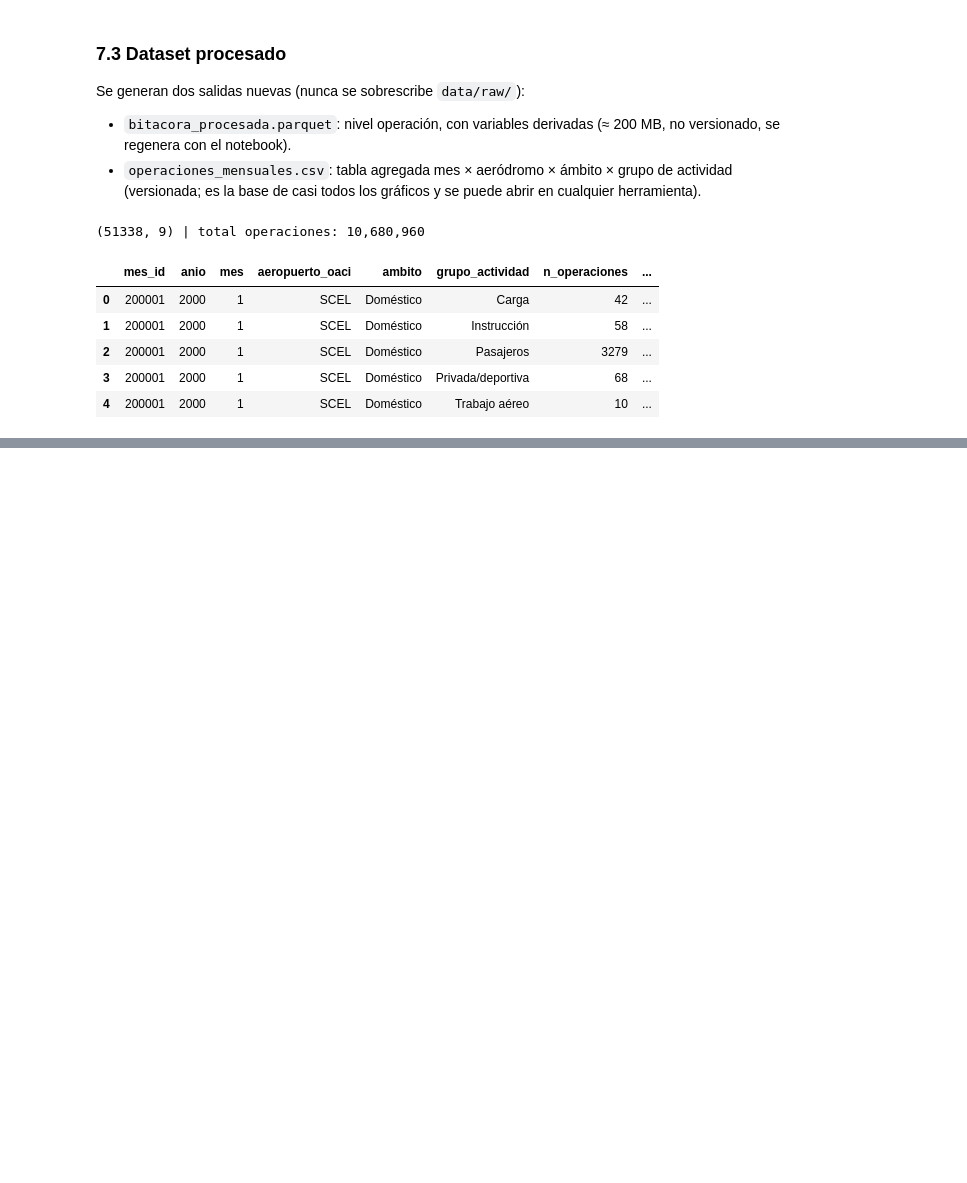
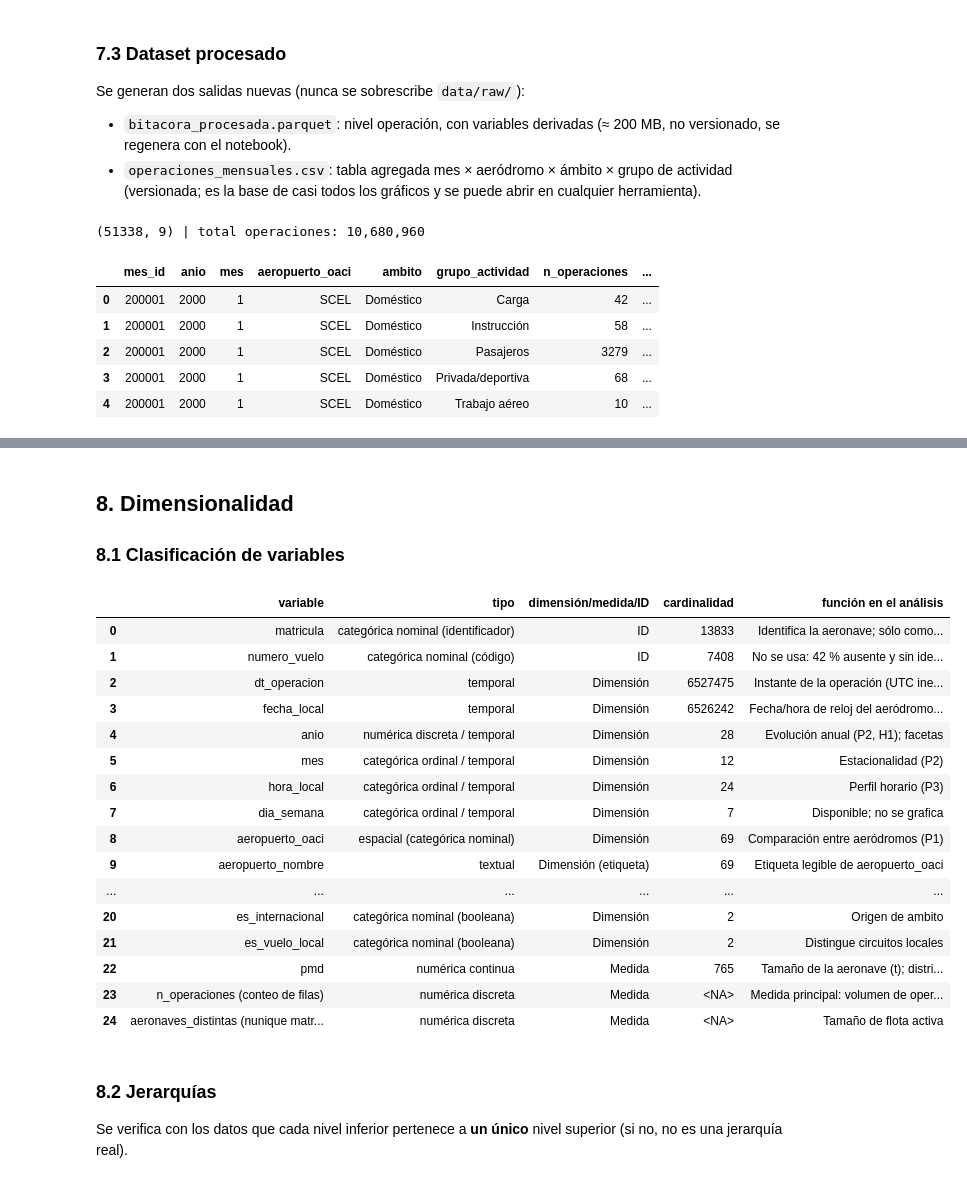
Before and after one commit to Gaboto1/visualizacion-transporte-rojas-gabriel, a Jupyter notebook: notebooks/evaluacion02.ipynb, the cells around one changed output, grey strips where cells are left out. Saved outputs shown, nothing was run; the diff lists cells and outputs as text; code cells hidden in the pictures; blank space fills up the shorter version.

```diff
--- a/notebooks/evaluacion02.ipynb
+++ b/notebooks/evaluacion02.ipynb
@@ -872,0 +1040,60 @@ mensual.head()
+# %% [markdown]
+## 8. Dimensionalidad
+
+### 8.1 Clasificación de variables
+# %%
+CLASIFICACION = [
+    # variable, tipo, rol, función en el análisis
+    ("matricula", "categórica nominal (identificador)", "ID", "Identifica la aeronave; sólo como medida (aeronaves distintas)"),
+    ("numero_vuelo", "categórica nominal (código)", "ID", "No se usa: 42 % ausente y sin identificador único de vuelo"),
+    ("dt_operacion", "temporal", "Dimensión", "Instante de la operación (UTC inequívoco)"),
+    ("fecha_local", "temporal", "Dimensión", "Fecha/hora de reloj del aeródromo; raíz de la jerarquía temporal"),
+    ("anio", "numérica discreta / temporal", "Dimensión", "Evolución anual (P2, H1); facetas"),
+    ("mes", "categórica ordinal / temporal", "Dimensión", "Estacionalidad (P2)"),
+    ("hora_local", "categórica ordinal / temporal", "Dimensión", "Perfil horario (P3)"),
+    ("dia_semana", "categórica ordinal / temporal", "Dimensión", "Disponible; no se grafica"),
+    ("aeropuerto_oaci", "espacial (categórica nominal)", "Dimensión", "Comparación entre aeródromos (P1)"),
+    ("aeropuerto_nombre", "textual", "Dimensión (etiqueta)", "Etiqueta legible de aeropuerto_oaci"),
+    ("region_iso", "espacial (categórica nominal)", "Dimensión", "Nivel superior de la jerarquía territorial"),
+    ("aeropuerto_dgac_orig_dest", "espacial (categórica nominal)", "Dimensión", "Origen/destino; alta cardinalidad, no se grafica"),
+    ("tipo_operacion", "categórica nominal", "Dimensión", "Filtro (A/D vs W)"),
+    ("ambito", "categórica nominal (binaria)", "Dimensión", "Doméstico vs internacional (P1, H1); color"),
+    ("actividad_cod", "categórica nominal", "Dimensión", "Motivo del vuelo (nivel detallado)"),
+    ("grupo_actividad", "categórica nominal", "Dimensión", "Motivo del vuelo agregado (P3); facetas"),
+    ("aerolinea_dgac", "categórica nominal", "Dimensión", "Alta cardinalidad; no se grafica"),
+    ("modelo_avion", "categórica nominal", "Dimensión", "Referencia para validar PMD"),
+    ("modelo_avion_desc", "textual", "Dimensión (etiqueta)", "Descripción libre; no se usa"),
+    ("categoria_estela", "categórica ordinal", "Dimensión", "Tamaño de aeronave discretizado"),
+    ("es_internacional", "categórica nominal (booleana)", "Dimensión", "Origen de ambito"),
+    ("es_vuelo_local", "categórica nominal (booleana)", "Dimensión", "Distingue circuitos locales"),
+    ("pmd", "numérica continua", "Medida", "Tamaño de la aeronave (t); distribución (P3)"),
+    ("n_operaciones (conteo de filas)", "numérica discreta", "Medida", "Medida principal: volumen de operaciones"),
+    ("aeronaves_distintas (nunique matrícula)", "numérica discreta", "Medida", "Tamaño de flota activa"),
+]
+card = {c: df[c].nunique() for c, *_ in CLASIFICACION if c in df.columns}
+dimensionalidad = pd.DataFrame(CLASIFICACION, columns=["variable", "tipo", "dimensión/medida/ID", "función en el análisis"])
+dimensionalidad.insert(3, "cardinalidad", dimensionalidad["variable"].map(card).astype("Int64"))
+dimensionalidad.to_csv(ROOT / "docs" / "dimensionalidad.csv", index=False)
+dimensionalidad
+# %% [output]
+|  | variable | tipo | dimensión/medida/ID | cardinalidad | función en el análisis |
+| 0 | matricula | categórica nominal (identificador) | ID | 13833 | Identifica la aeronave; sólo como... |
+| 1 | numero_vuelo | categórica nominal (código) | ID | 7408 | No se usa: 42 % ausente y sin ide... |
+| 2 | dt_operacion | temporal | Dimensión | 6527475 | Instante de la operación (UTC ine... |
+| 3 | fecha_local | temporal | Dimensión | 6526242 | Fecha/hora de reloj del aeródromo... |
+| 4 | anio | numérica discreta / temporal | Dimensión | 28 | Evolución anual (P2, H1); facetas |
+| 5 | mes | categórica ordinal / temporal | Dimensión | 12 | Estacionalidad (P2) |
+| 6 | hora_local | categórica ordinal / temporal | Dimensión | 24 | Perfil horario (P3) |
+| 7 | dia_semana | categórica ordinal / temporal | Dimensión | 7 | Disponible; no se grafica |
+| 8 | aeropuerto_oaci | espacial (categórica nominal) | Dimensión | 69 | Comparación entre aeródromos (P1) |
+| 9 | aeropuerto_nombre | textual | Dimensión (etiqueta) | 69 | Etiqueta legible de aeropuerto_oaci |
+| ... | ... | ... | ... | ... | ... |
+| 20 | es_internacional | categórica nominal (booleana) | Dimensión | 2 | Origen de ambito |
+| 21 | es_vuelo_local | categórica nominal (booleana) | Dimensión | 2 | Distingue circuitos locales |
+| 22 | pmd | numérica continua | Medida | 765 | Tamaño de la aeronave (t); distri... |
+| 23 | n_operaciones (conteo de filas) | numérica discreta | Medida | <NA> | Medida principal: volumen de oper... |
+| 24 | aeronaves_distintas (nunique matr... | numérica discreta | Medida | <NA> | Tamaño de flota activa |
+# %% [markdown]
+### 8.2 Jerarquías
+
+Se verifica con los datos que cada nivel inferior pertenece a **un único** nivel superior (si no, no es una jerarquía real).
```
Also changed, not shown: parts of 19 cells of this notebook, 1 other file.
